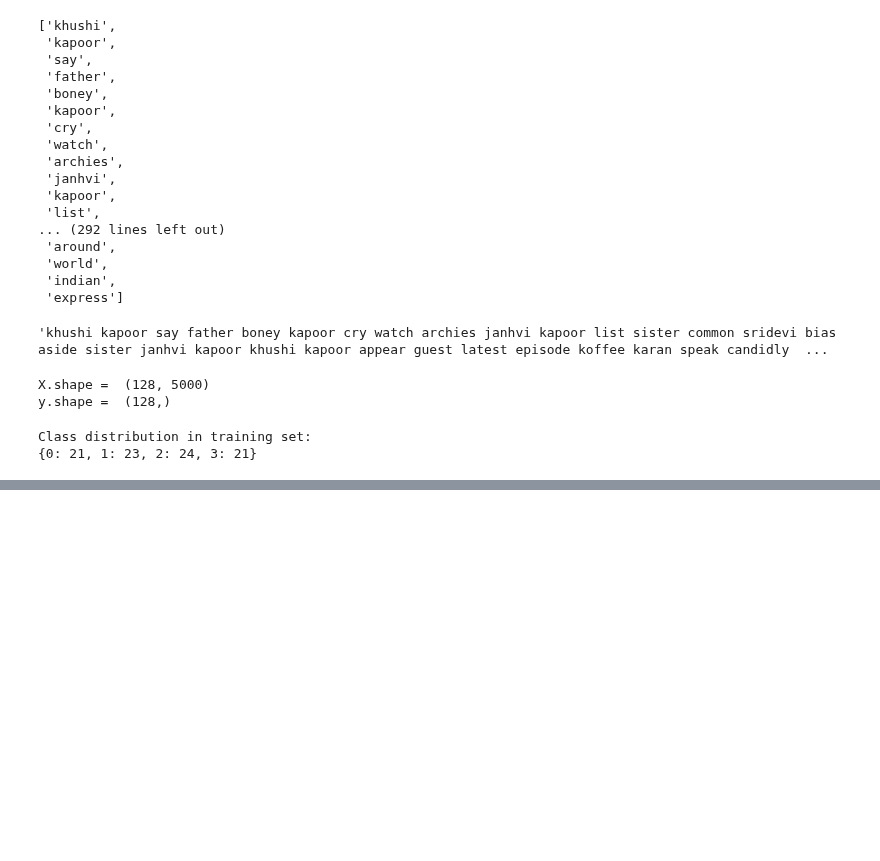
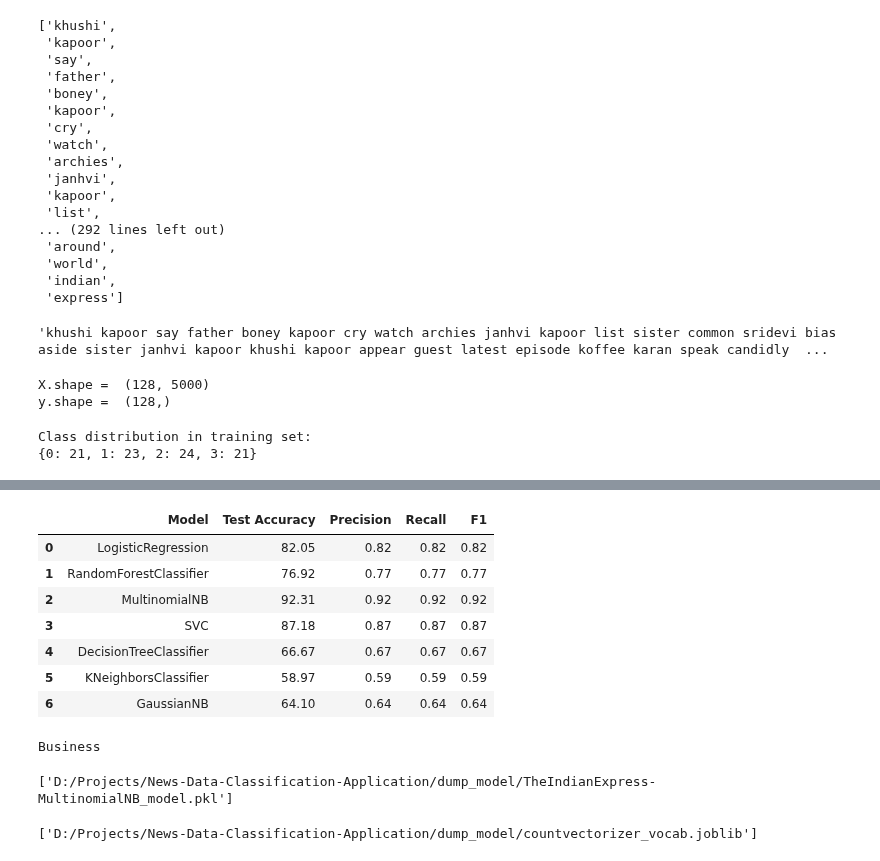
Before and after one commit to Abhipawar02/News-Article-Classification-Application, a Jupyter notebook: src/Classifier/pipeline/pipeline.ipynb, the cells around one changed output, grey strips where cells are left out. Drawn from its saved outputs; the diff is of its cells as text; code cells hidden in the pictures; blank space fills up the shorter version.

Commit message:
testing, prediction and streamlit app

```diff
--- a/src/Classifier/pipeline/pipeline.ipynb
+++ b/src/Classifier/pipeline/pipeline.ipynb
@@ -242,0 +272,13 @@ TypeError: start_run() got an unexpected keyword argument 'experiment_name'
+# %%
+model_performance = pd.DataFrame(data=perform_list)
+model_performance = model_performance[['Model', 'Test Accuracy', 'Precision', 'Recall', 'F1']]
+model_performance
+# %% [output]
+|  | Model | Test Accuracy | Precision | Recall | F1 |
+| 0 | LogisticRegression | 82.05 | 0.82 | 0.82 | 0.82 |
+| 1 | RandomForestClassifier | 76.92 | 0.77 | 0.77 | 0.77 |
+| 2 | MultinomialNB | 92.31 | 0.92 | 0.92 | 0.92 |
+| 3 | SVC | 87.18 | 0.87 | 0.87 | 0.87 |
+| 4 | DecisionTreeClassifier | 66.67 | 0.67 | 0.67 | 0.67 |
+| 5 | KNeighborsClassifier | 58.97 | 0.59 | 0.59 | 0.59 |
+| 6 | GaussianNB | 64.10 | 0.64 | 0.64 | 0.64 |
@@ -242,0 +289,28 @@ TypeError: start_run() got an unexpected keyword argument 'experiment_name'
+# %%
+y_pred1 = cv.transform(["""The closures are part of India-owned Tata Steel's plan to turn around its loss-making UK steelmaking business by switching to lower carbon electric arc furnaces, a proposal backed by 500 million pounds ($634.10 million) of government money."""])
+yy = MNB_classifier.predict(y_pred1)
+result = ""
+if yy == [0]:
+    result = "Entertainment"
+elif yy == [1]:
+    result = "Sports"
+elif yy == [2]:
+    result = "World"
+elif yy == [3]:
+    result = "Business"
+
+
+print(result)
+# %% [output]
+Business
+# %%
+import joblib
+
+# Save the model to a file
+joblib.dump(MNB_classifier, 'D:/Projects/News-Data-Classification-Application/dump_model/TheIndianExpress-MultinomialNB_model.pkl')
+# %% [output]
+['D:/Projects/News-Data-Classification-Application/dump_model/TheIndianExpress-MultinomialNB_model.pkl']
+# %%
+joblib.dump(cv.vocabulary_, 'D:/Projects/News-Data-Classification-Application/dump_model/countvectorizer_vocab.joblib')
+# %% [output]
+['D:/Projects/News-Data-Classification-Application/dump_model/countvectorizer_vocab.joblib']
```
Also changed, not shown: parts of 3 cells of this notebook, 8 other files.
